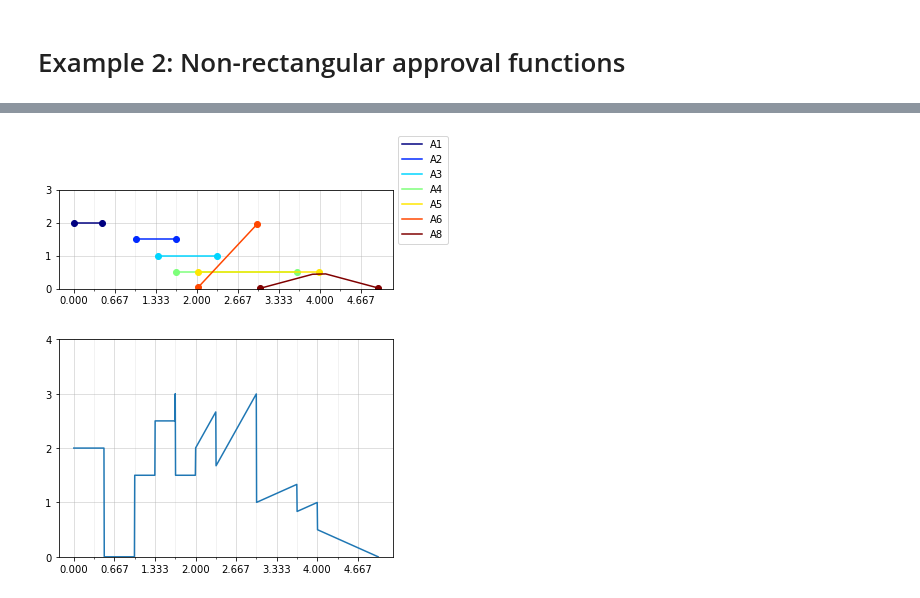
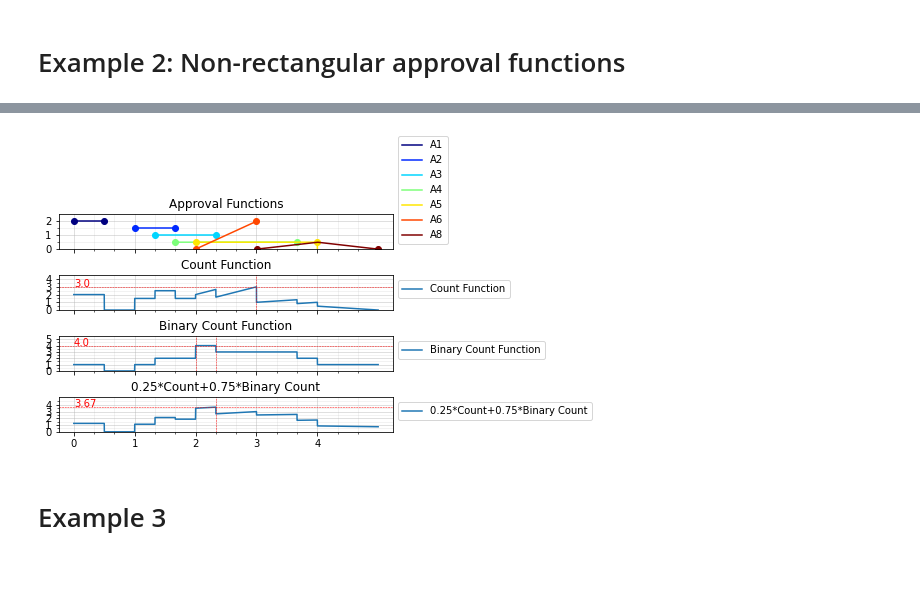
Before and after one commit to tiasondjaja/circular_societies, a Jupyter notebook: functional_approval_example.ipynb, the cells around one changed output, grey strips where cells are left out. Cells and saved outputs as stored; diff of their text form; code cells hidden in the pictures; blank space fills up the shorter version.

Commit message:
updated functional_approval with convex combo of count functions

```diff
--- a/functional_approval_example.ipynb
+++ b/functional_approval_example.ipynb
@@ -30,7 +27,7 @@ S.plot_count_function(xmin=0, xmax = 5, ymax=4)
 # Example 2: Non-rectangular approval functions
 # %%
 # Create a society
-T = Society('S2', tick=1/3)  # "S2" is an arbitrary name for the society.  tick is optional; used only when plotting below
+T = Society('S2')  # "S2" is an arbitrary name for the society.  tick is optional; used only when plotting below
 
 # Specify approval sets for that society
 T.add_approval_set('A1', lambda x: 2 if (x >=0 and x<=0.5) else 0 ) # specify (1) name for the set and (2) approval function
@@ -64,8 +66,6 @@ Approval Set names: ['A1', 'A2', 'A3', 'A4', 'A5', 'A6', 'A8']
 # %%
-T.visualize(xmin=0, xmax = 5, ymax=3)
+T.visualize(c = 0.25)
 # %% [output]
-[figure, old version]
+[figure, new version]
-# %%
-T.plot_count_function(xmin=0, xmax = 5, ymax=4)
-# %% [output]
-[figure, removed]
+# %% [markdown]
+# Example 3
```
Also changed, not shown: parts of 14 cells of this notebook, 2 other files.
